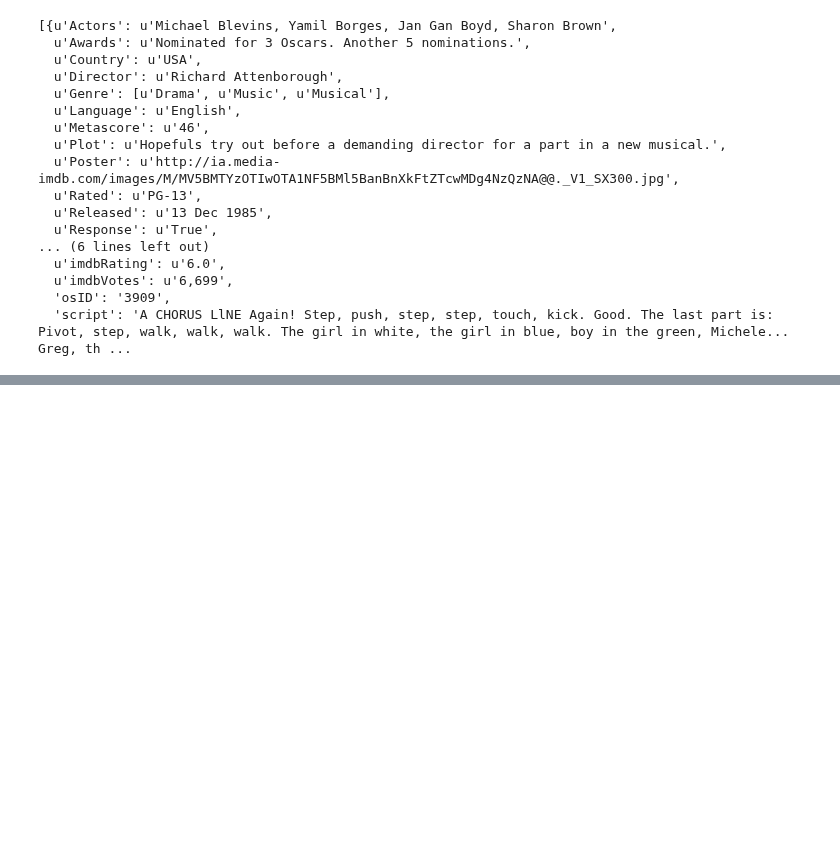
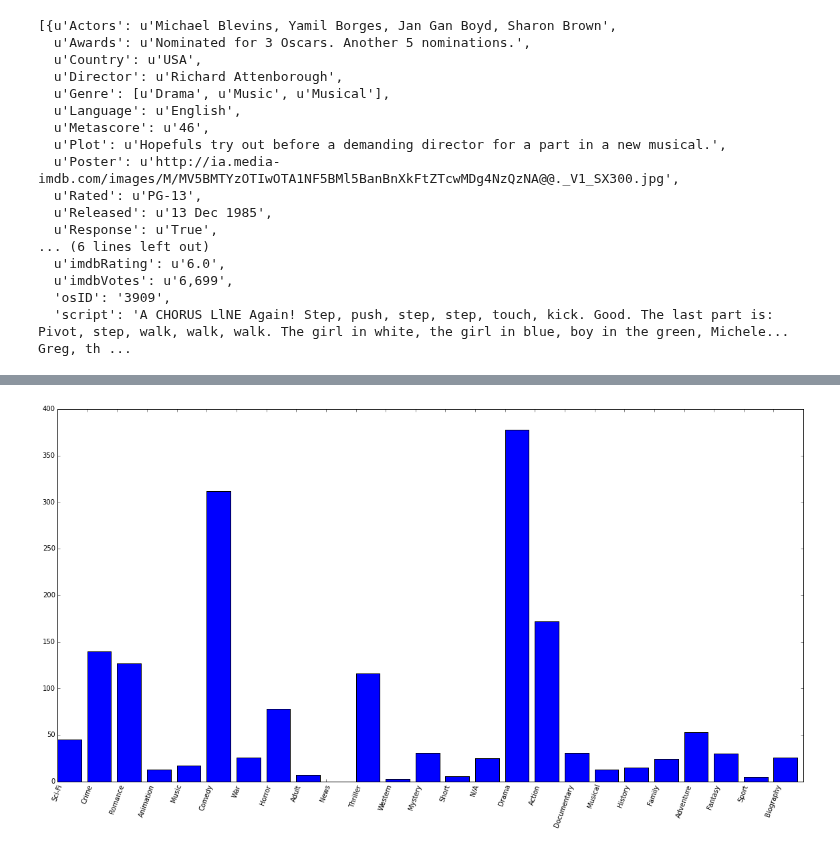
Before and after one commit to AlJohri/OpenSubtitles, a Jupyter notebook: OpenSubtitles.ipynb, the cells around one changed output, grey strips where cells are left out. Drawn from its saved outputs; the diff is of its cells as text; code cells hidden in the pictures; blank space fills up the shorter version.

```diff
--- a/OpenSubtitles.ipynb
+++ b/OpenSubtitles.ipynb
@@ -26,10 +26,20 @@ import numpy as np
 from scipy.stats import mode
 import matplotlib.pyplot as plt, mpld3
 from mpld3 import plugins
-mpld3.enable_notebook()
+# mpld3.enable_notebook()
 
 def find_movie(os_id):
     return filter(lambda movie: movie['osID'] == str(os_id), movies)
+
+def make_histogram(innerDict):
+    x = np.arange(len(innerDict.keys()))
+    y = innerDict.values()
+    fig = plt.figure(figsize=(20,10))
+    ax = fig.add_subplot(1,1,1)
+    ax.bar(x, y)
+    ax.set_xticks(x)
+    ax.set_xticklabels(innerDict.keys(), rotation=70)
+    plt.show()
 # %% [markdown]
 Load Movie Data
 # %%
@@ -196,0 +210,4 @@ year_histogram
+# %%
+make_histogram(genre_histogram[0])
+# %% [output]
+[figure, added]
```
Also changed, not shown: parts of 8 cells of this notebook.
